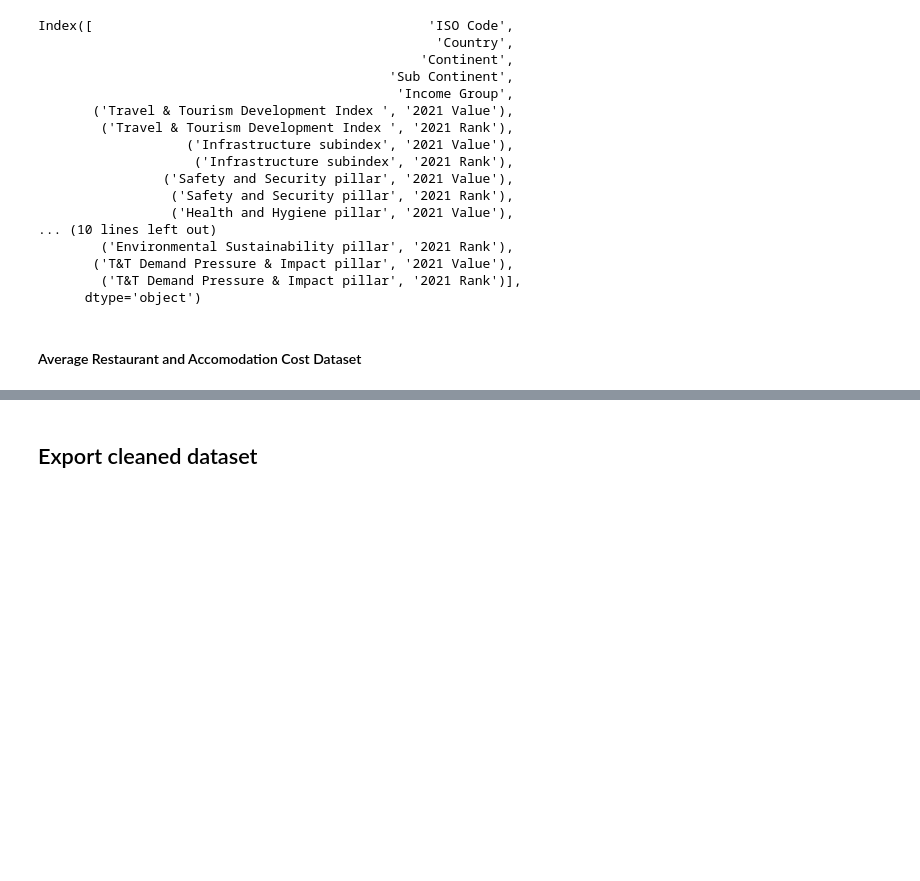
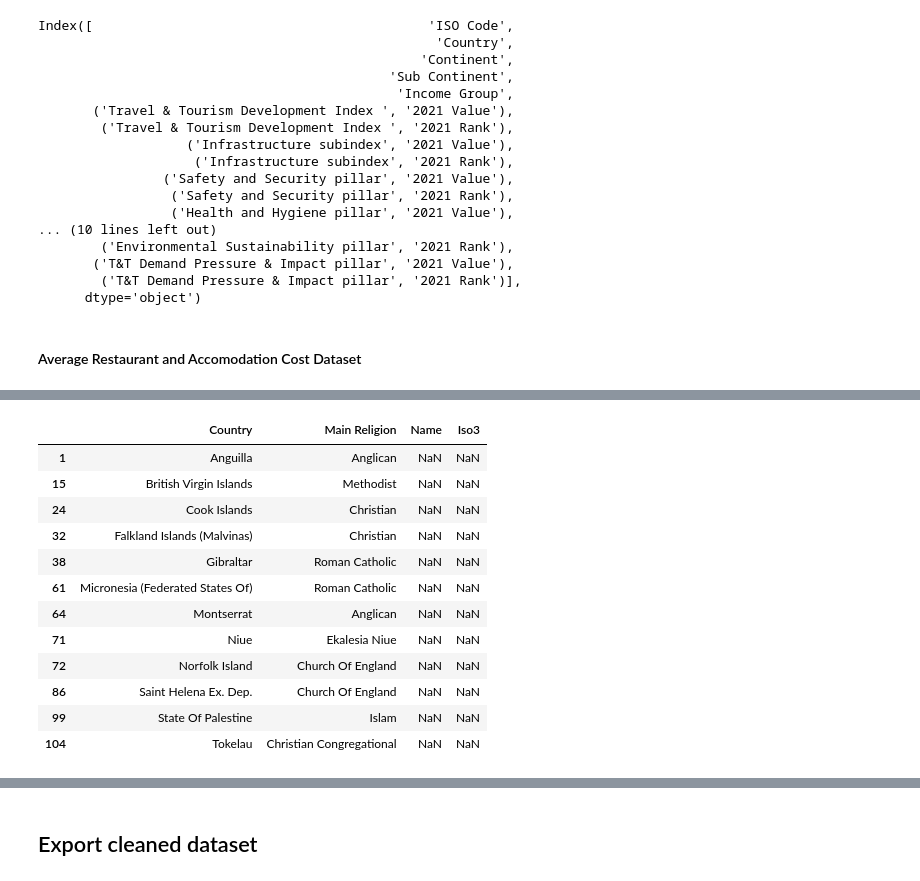
Before and after one commit to syeon0928/FinalExam_VA, a Jupyter notebook: data_cleaning/etl_eda .ipynb, the cells around one changed output, grey strips where cells are left out. Saved outputs shown, nothing was run; the diff lists cells and outputs as text; code cells hidden in the pictures; blank space fills up the shorter version.

```diff
--- a/data_cleaning/etl_eda .ipynb
+++ b/data_cleaning/etl_eda .ipynb
@@ -854,0 +1167,3 @@ avg_rest_hot_p["Type Traveler"] = np.select(conditions, choices, default = "Non
+# %%
+rel=rel.merge(country[['Name','Iso3']], how='left', left_on='Country', right_on='Name')
+rel.head()
@@ -854,0 +1177,16 @@ avg_rest_hot_p["Type Traveler"] = np.select(conditions, choices, default = "Non
+# %%
+rel[rel['Name'].isnull()]
+# %% [output]
+|  | Country | Main Religion | Name | Iso3 |
+| 1 | Anguilla | Anglican | NaN | NaN |
+| 15 | British Virgin Islands | Methodist | NaN | NaN |
+| 24 | Cook Islands | Christian | NaN | NaN |
+| 32 | Falkland Islands (Malvinas) | Christian | NaN | NaN |
+| 38 | Gibraltar | Roman Catholic | NaN | NaN |
+| 61 | Micronesia (Federated States Of) | Roman Catholic | NaN | NaN |
+| 64 | Montserrat | Anglican | NaN | NaN |
+| 71 | Niue | Ekalesia Niue | NaN | NaN |
+| 72 | Norfolk Island | Church Of England | NaN | NaN |
+| 86 | Saint Helena Ex. Dep. | Church Of England | NaN | NaN |
+| 99 | State Of Palestine | Islam | NaN | NaN |
+| 104 | Tokelau | Christian Congregational | NaN | NaN |
```
Also changed, not shown: parts of 131 cells of this notebook, 12 other files.
